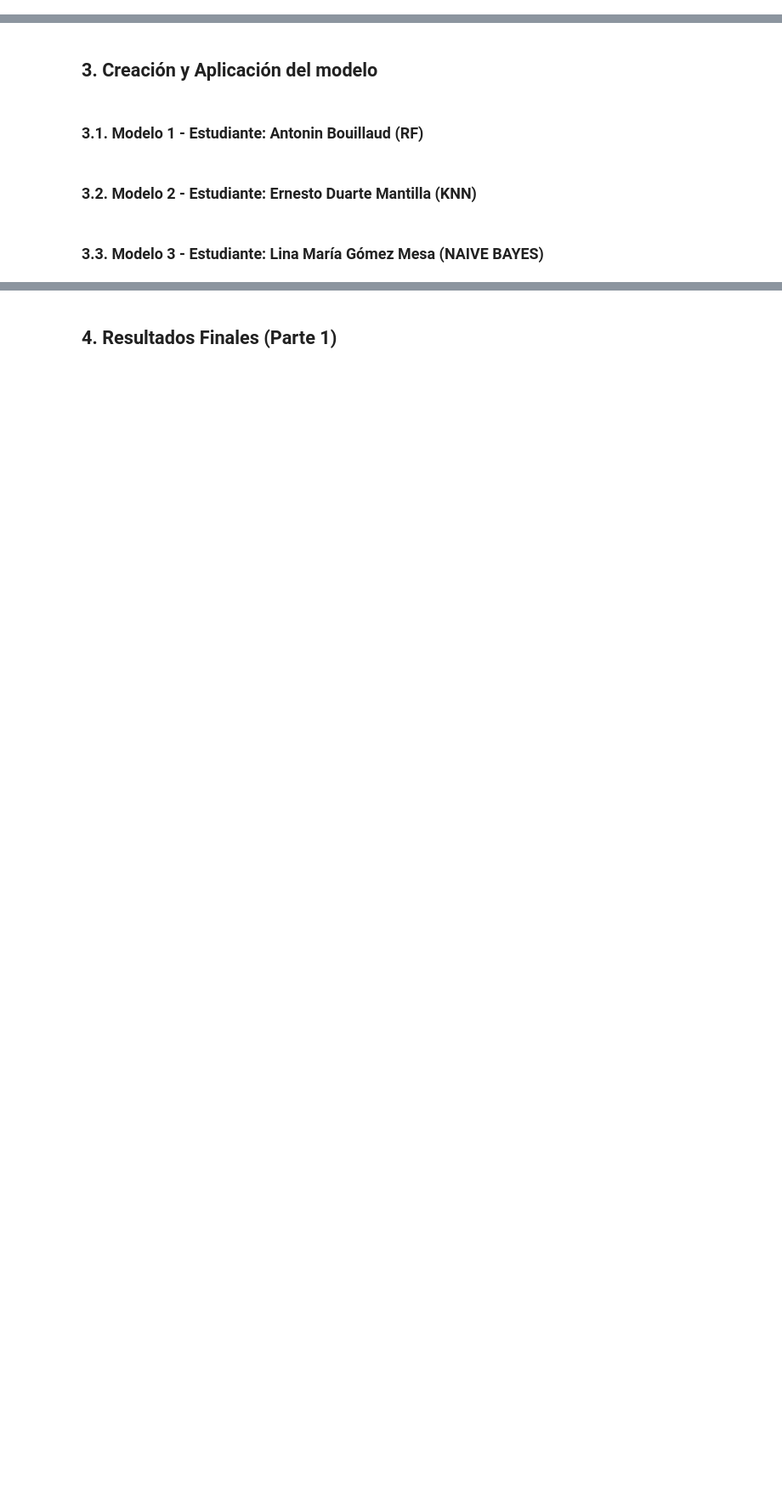
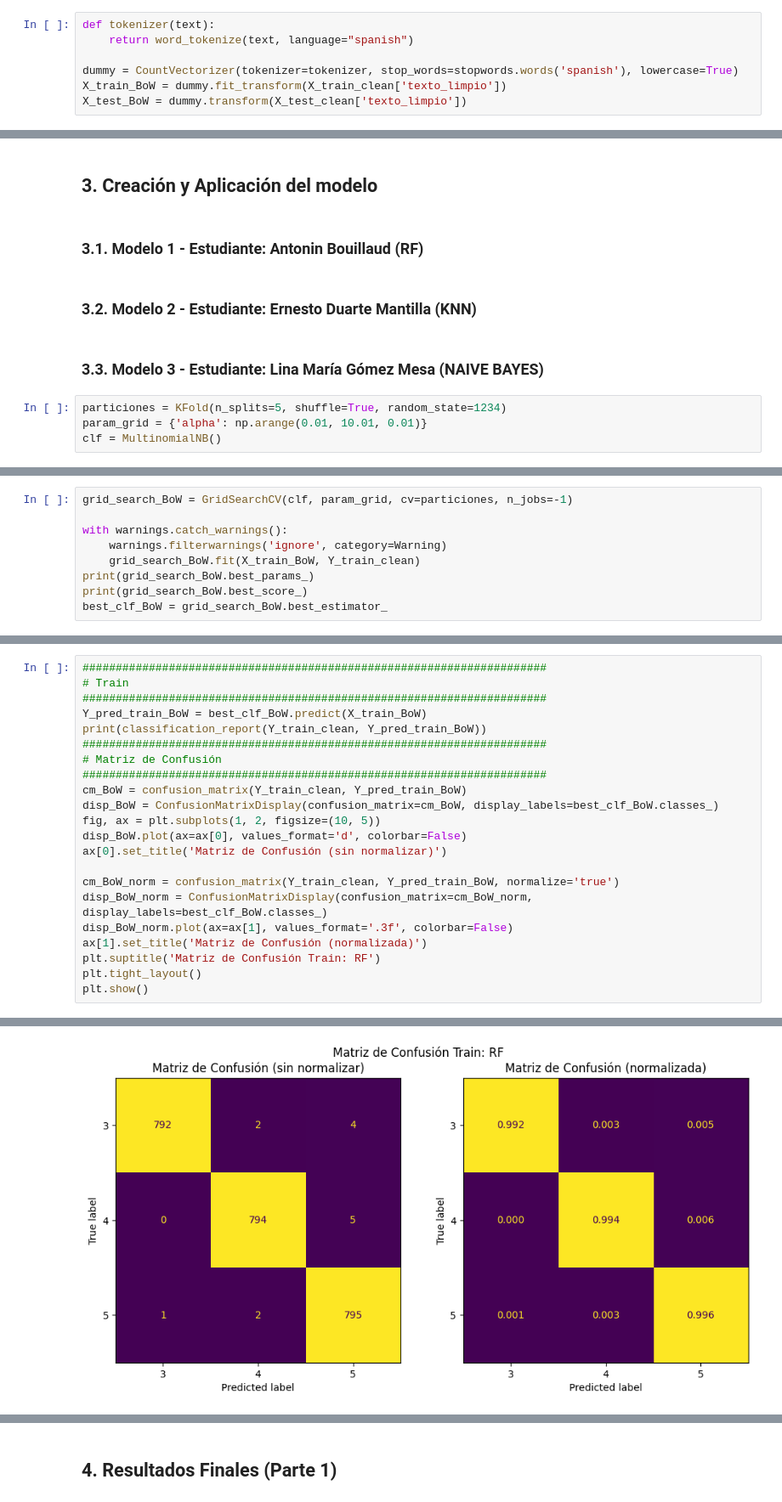
Before and after one commit to ddummann/Proyecto1-ClasificacionTextos-Etapa2, a Jupyter notebook: solucion_bi.ipynb, the cells around one changed output, grey strips where cells are left out. Shown at 85% size. Saved outputs shown, nothing was run; the diff lists cells and outputs as text; blank space fills up the shorter version.

```diff
--- a/solucion_bi.ipynb
+++ b/solucion_bi.ipynb
@@ -402,0 +410,7 @@ Total de filas después de limpieza:  2396
+# %%
+def tokenizer(text):
+    return word_tokenize(text, language="spanish")
+
+dummy = CountVectorizer(tokenizer=tokenizer, stop_words=stopwords.words('spanish'), lowercase=True)
+X_train_BoW = dummy.fit_transform(X_train_clean['texto_limpio'])
+X_test_BoW = dummy.transform(X_test_clean['texto_limpio'])
@@ -408,3 +430,7 @@ Total de filas después de limpieza:  2396
 ###  3.2. Modelo 2 - Estudiante: Ernesto Duarte Mantilla (KNN)
 # %% [markdown]
 ###  3.3. Modelo 3 - Estudiante: Lina María Gómez Mesa (NAIVE BAYES)
+# %%
+particiones = KFold(n_splits=5, shuffle=True, random_state=1234)
+param_grid = {'alpha': np.arange(0.01, 10.01, 0.01)}
+clf = MultinomialNB()
@@ -410,0 +439,9 @@ Total de filas después de limpieza:  2396
+# %%
+grid_search_BoW = GridSearchCV(clf, param_grid, cv=particiones, n_jobs=-1)
+
+with warnings.catch_warnings():
+    warnings.filterwarnings('ignore', category=Warning)
+    grid_search_BoW.fit(X_train_BoW, Y_train_clean)
+print(grid_search_BoW.best_params_)
+print(grid_search_BoW.best_score_)
+best_clf_BoW = grid_search_BoW.best_estimator_
@@ -410,0 +451,23 @@ Total de filas después de limpieza:  2396
+# %%
+######################################################################
+# Train
+######################################################################
+Y_pred_train_BoW = best_clf_BoW.predict(X_train_BoW)
+print(classification_report(Y_train_clean, Y_pred_train_BoW))
+######################################################################
+# Matriz de Confusión
+######################################################################
+cm_BoW = confusion_matrix(Y_train_clean, Y_pred_train_BoW)
+disp_BoW = ConfusionMatrixDisplay(confusion_matrix=cm_BoW, display_labels=best_clf_BoW.classes_)
+fig, ax = plt.subplots(1, 2, figsize=(10, 5))
+disp_BoW.plot(ax=ax[0], values_format='d', colorbar=False)
+ax[0].set_title('Matriz de Confusión (sin normalizar)')
+
+cm_BoW_norm = confusion_matrix(Y_train_clean, Y_pred_train_BoW, normalize='true')
+disp_BoW_norm = ConfusionMatrixDisplay(confusion_matrix=cm_BoW_norm, display_labels=best_clf_BoW.classes_)
+disp_BoW_norm.plot(ax=ax[1], values_format='.3f', colorbar=False)
+ax[1].set_title('Matriz de Confusión (normalizada)')
+plt.suptitle('Matriz de Confusión Train: RF')
+plt.tight_layout()
+plt.show()
+# %% [output]
@@ -410,0 +483 @@ Total de filas después de limpieza:  2396
+[figure, added]
```
Also changed, not shown: parts of 21 cells of this notebook, 4 other files.
